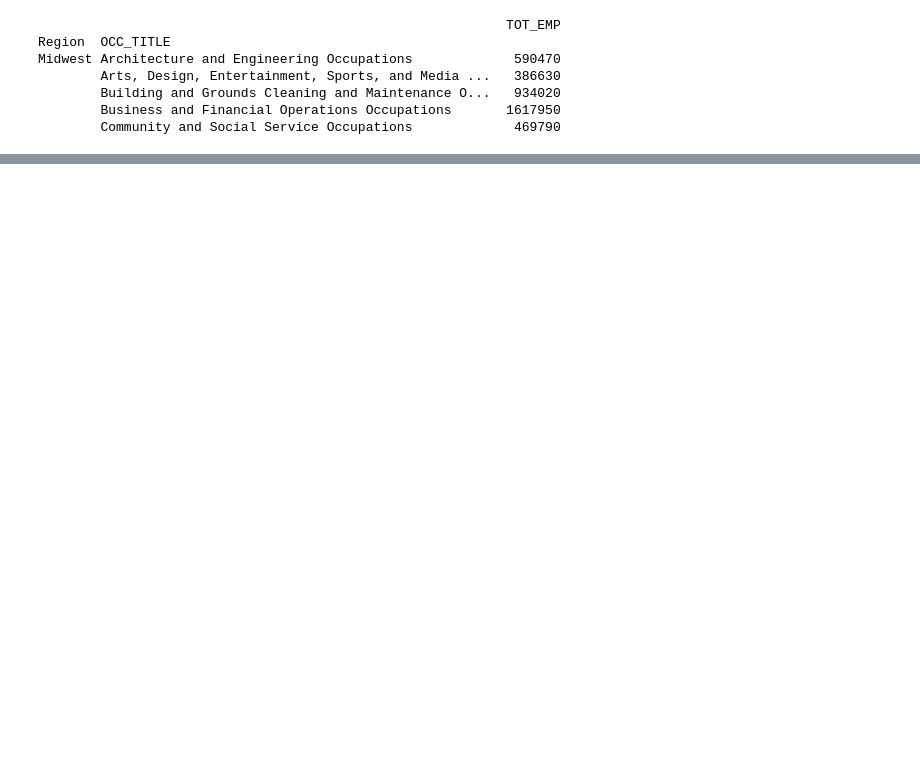
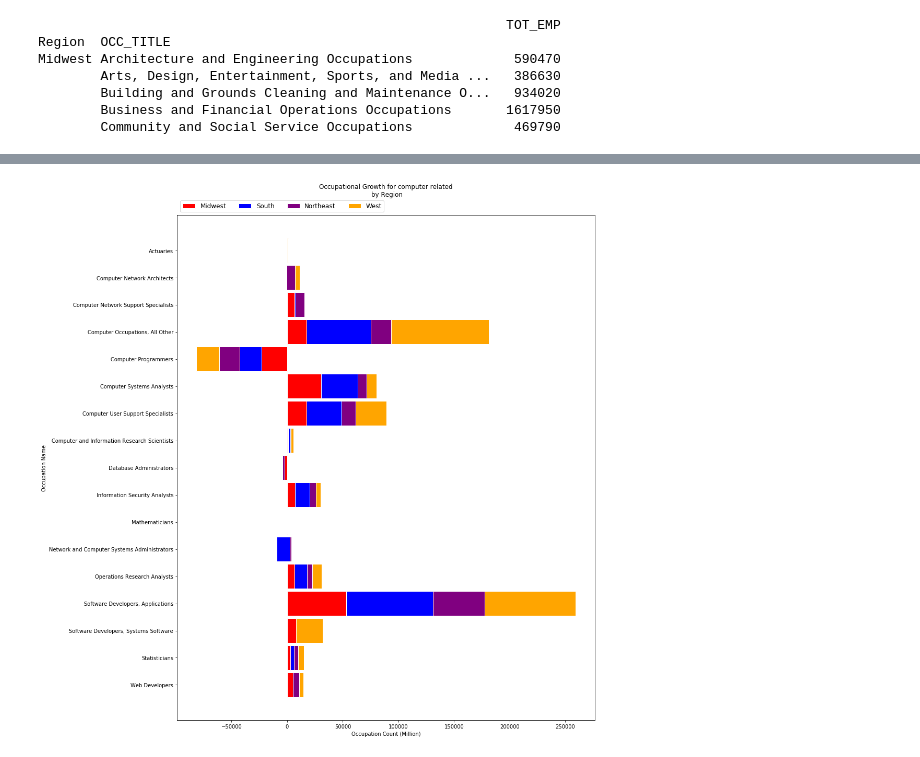
Before and after one commit to rubywyest/ProjectOneRepo, a Jupyter notebook: Coding/Coding_RM.ipynb, the cells around one changed output, grey strips where cells are left out. Drawn from its saved outputs; the diff is of its cells as text; code cells hidden in the pictures; blank space fills up the shorter version.

```diff
--- a/Coding/Coding_RM.ipynb
+++ b/Coding/Coding_RM.ipynb
@@ -149,0 +334,9 @@ plt.show()
+# %%
+# Group the state date by IT and region
+state_data_selected_IT_region_group = state_data_selected_IT_region.groupby(['Region', 'OCC_TITLE_x'])
+
+state_data_IT = state_data_selected_IT_region_group['EMP_CHANGE'].sum()
+state_data_IT = pd.DataFrame(state_data_IT)
+
+print(state_data_IT.head())
+state_data_IT = state_data_IT.reset_index()
@@ -149,0 +351,9 @@ plt.show()
+# %%
+#region_data_major = region_data_major.reset_index()
+#region_data_major.Region.unique()
+#region_data_major.head()
+# state_data_IT["OCC_TITLE_x"] = state_data_it["OCC_TITLE_x"].str.replace("Occupations", "", case = False)
+# print(state_data_it.head())
+
+state_data = state_data_IT.pivot(index='OCC_TITLE_x', columns='Region', values='EMP_CHANGE')
+state_data.head()
@@ -149,0 +368,41 @@ plt.show()
+# %%
+barWidth = 1
+names= state_data.index.tolist()
+
+# Create graph bars
+r = np.arange(len(names))
+
+fig, ax = plt.subplots(figsize=(15,15))
+font_prop = font_manager.FontProperties(size=9)
+
+# Create bar graph for regions
+ax.barh(names, state_data.Midwest, height=0.9, label='Midwest',  color='red', edgecolor='white')
+xcenters = state_data.Midwest / 2
+
+ax.barh(names, state_data.South, left=state_data.Midwest, height=0.9, label='South', color='blue', edgecolor='white')
+xcenters = state_data.Midwest + (state_data.South / 2)
+
+ax.barh(names, state_data.Northeast, left= (state_data.Midwest + state_data.South), height=0.9, label='Northeast', color='purple', edgecolor='white')
+xcenters = state_data.Midwest + state_data.South + (state_data.Northeast / 2)
+
+ax.barh(names, state_data.West, left= (state_data.Midwest + state_data.South + state_data.Northeast), height=0.9, label='West', color='orange', edgecolor='white')
+xcenters = state_data.Midwest + state_data.South + state_data.Northeast + (state_data.Northeast / 2)
+
+# labels read top-to-bottom
+ax.invert_yaxis()
+
+#Label the axis and legend
+ax.set_xlabel('Occupation Count (Million)')
+ax.set_ylabel('Occupation Name')
+ax.set_title('Occupational Growth for computer related\n by Region\n\n')
+ax.legend(ncol=4, bbox_to_anchor=(0, 1),
+              loc='lower left', fontsize='large')
+plt.tight_layout()
+
+#Save to file
+plt.savefig("../output_charts/IT_Breakup_Region.png",bbox_inches = "tight")
+
+# Show graphic
+plt.show()
+# %% [output]
+[figure, added]
```
Also changed, not shown: parts of 45 cells of this notebook, 10 other files.
